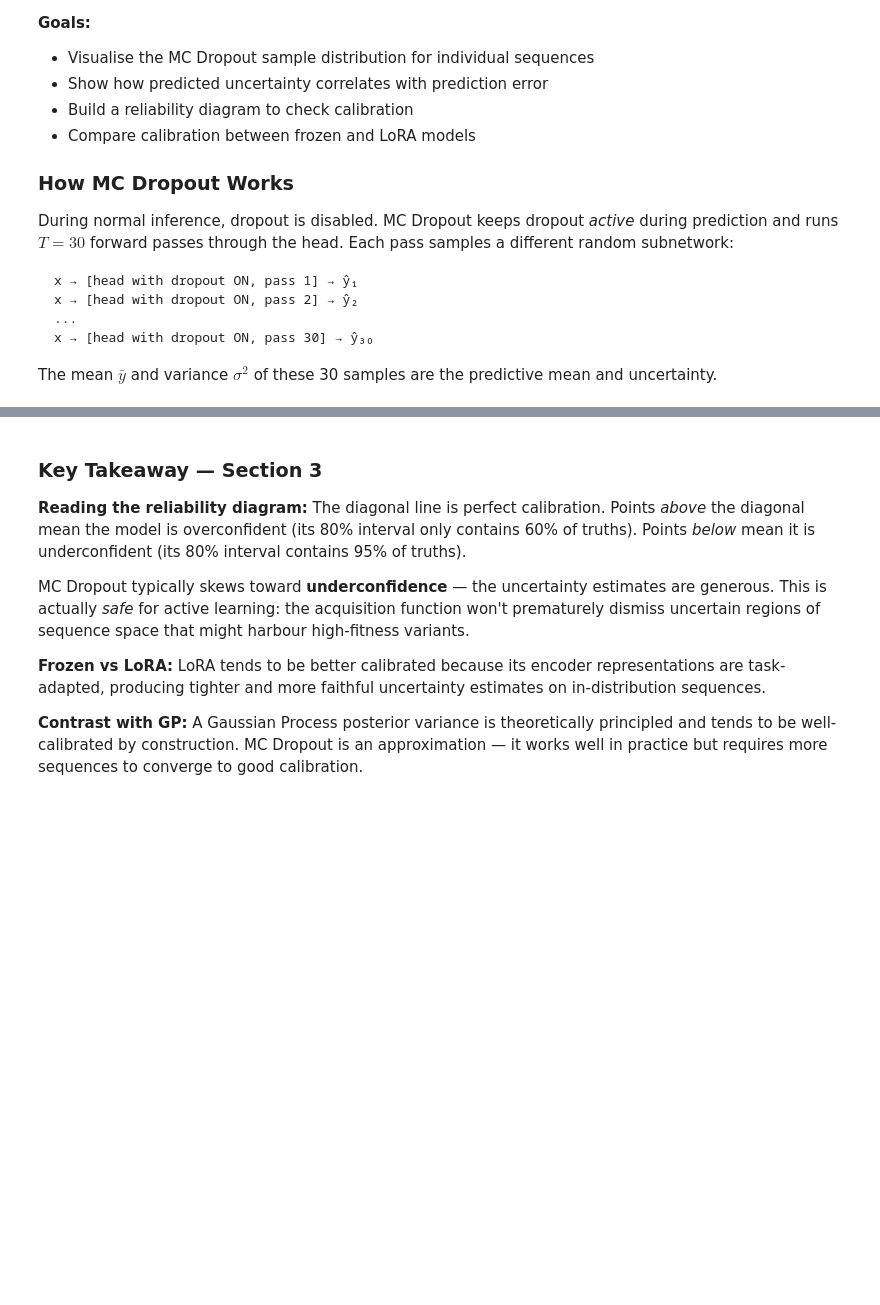
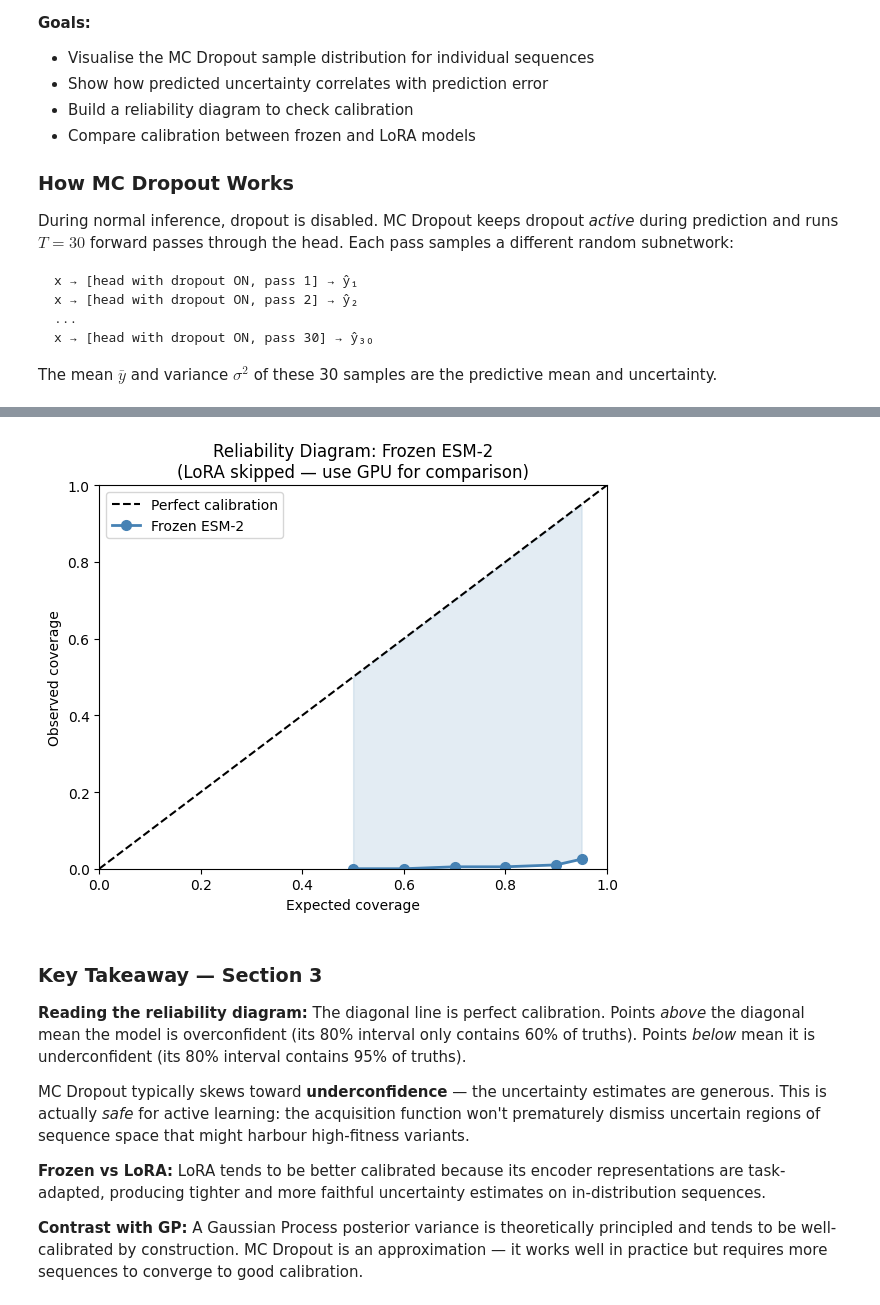
Before and after one commit to instadeepai/alf, a Jupyter notebook: tutorials/models/esm2_tutorial.ipynb, the cells around one changed output, grey strips where cells are left out. Cells and saved outputs as stored; diff of their text form; code cells hidden in the pictures; blank space fills up the shorter version.

```diff
--- a/tutorials/models/esm2_tutorial.ipynb
+++ b/tutorials/models/esm2_tutorial.ipynb
@@ -666,7 +783,12 @@ assert all(0 <= v <= 1 for v in frozen_obs), "Coverage must be in [0, 1]"
 print("Frozen calibration (expected vs observed):")
 for exp, obs in zip(confidence_levels, frozen_obs):
     print(f"  {exp*100:.0f}% interval → {obs*100:.1f}% coverage")
-print()
-print("LoRA calibration (expected vs observed):")
-for exp, obs in zip(confidence_levels, lora_obs):
-    print(f"  {exp*100:.0f}% interval → {obs*100:.1f}% coverage")
+
+if lora_obs is not None:
+    print()
+    print("LoRA calibration (expected vs observed):")
+    for exp, obs in zip(confidence_levels, lora_obs):
+        print(f"  {exp*100:.0f}% interval → {obs*100:.1f}% coverage")
+else:
+    print()
+    print("LoRA calibration: skipped (SKIP_LORA_CPU=True)")
@@ -673,21 +805,37 @@ for exp, obs in zip(confidence_levels, lora_obs):
 # %%
-fig, axes = plt.subplots(1, 2, figsize=(12, 5))
-for ax, obs, title, colour in [
-    (axes[0], frozen_obs, "Frozen ESM-2",  "steelblue"),
-    (axes[1], lora_obs,   "LoRA ESM-2",    "darkorange"),
-]:
+if lora_obs is None:
+    # CPU mode: only show frozen model
+    fig, ax = plt.subplots(figsize=(6, 5))
     ax.plot([0, 1], [0, 1], "k--", linewidth=1.5, label="Perfect calibration")
-    ax.plot(confidence_levels, obs, "o-", color=colour, linewidth=2,
-            markersize=7, label=f"{title}")
-    ax.fill_between(confidence_levels, confidence_levels, obs,
-                    alpha=0.15, color=colour)
+    ax.plot(confidence_levels, frozen_obs, "o-", color="steelblue", linewidth=2,
+            markersize=7, label="Frozen ESM-2")
+    ax.fill_between(confidence_levels, confidence_levels, frozen_obs,
+                    alpha=0.15, color="steelblue")
     ax.set_xlim(0, 1); ax.set_ylim(0, 1)
     ax.set_xlabel("Expected coverage"); ax.set_ylabel("Observed coverage")
-    ax.set_title(f"Reliability Diagram: {title}")
+    ax.set_title("Reliability Diagram: Frozen ESM-2\n(LoRA skipped — use GPU for comparison)")
     ax.legend()
+    plt.tight_layout(); plt.show()
+else:
+    fig, axes = plt.subplots(1, 2, figsize=(12, 5))
+    for ax, obs, title, colour in [
+        (axes[0], frozen_obs, "Frozen ESM-2",  "steelblue"),
+        (axes[1], lora_obs,   "LoRA ESM-2",    "darkorange"),
+    ]:
+        ax.plot([0, 1], [0, 1], "k--", linewidth=1.5, label="Perfect calibration")
+        ax.plot(confidence_levels, obs, "o-", color=colour, linewidth=2,
+                markersize=7, label=f"{title}")
+        ax.fill_between(confidence_levels, confidence_levels, obs,
+                        alpha=0.15, color=colour)
+        ax.set_xlim(0, 1); ax.set_ylim(0, 1)
+        ax.set_xlabel("Expected coverage"); ax.set_ylabel("Observed coverage")
+        ax.set_title(f"Reliability Diagram: {title}")
+        ax.legend()
 
-plt.suptitle("Calibration Check: Does the confidence interval actually contain the truth?")
-plt.tight_layout(); plt.show()
+    plt.suptitle("Calibration Check: Does the confidence interval actually contain the truth?")
+    plt.tight_layout(); plt.show()
+# %% [output]
+[figure, added]
 # %% [markdown]
 ### Key Takeaway — Section 3
 
```
Also changed, not shown: parts of 35 cells of this notebook.
